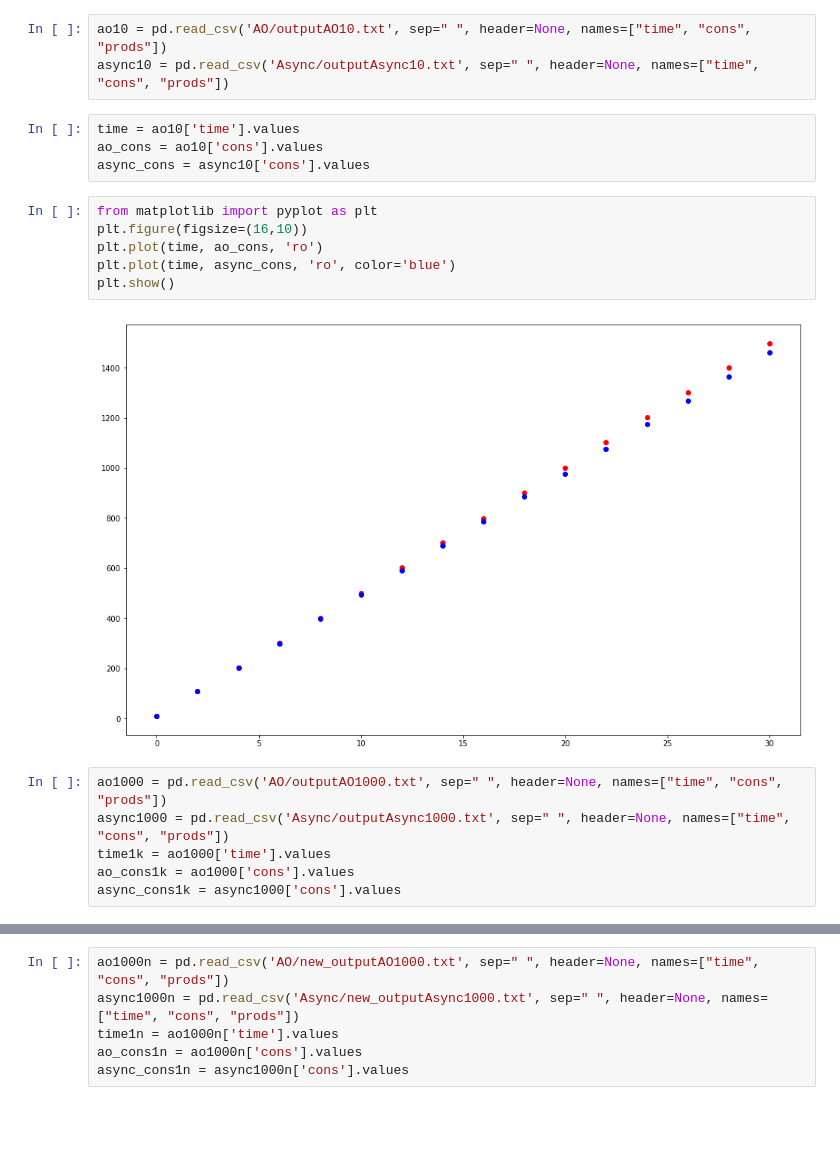
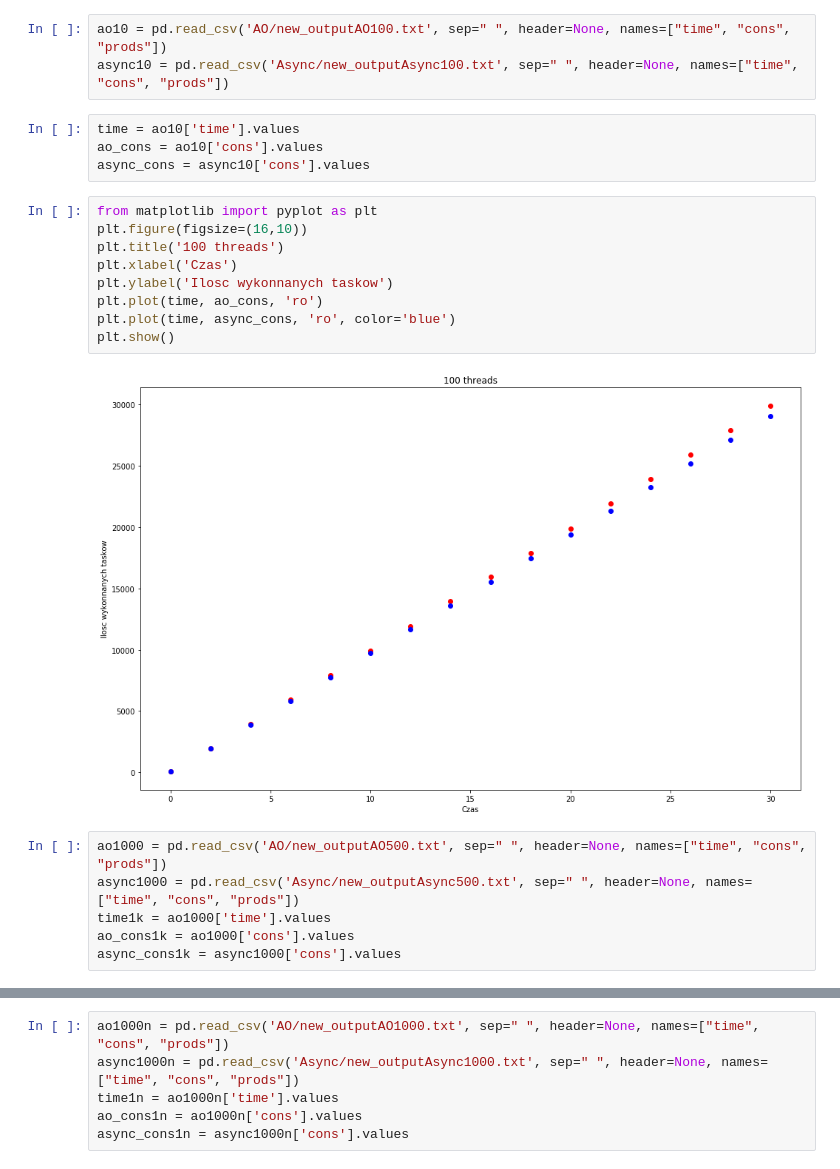
Before and after one commit to mwoss/ConcurrencyJavaTasks, a Jupyter notebook: data/AO vs Async.ipynb, the cells around one changed output, grey strips where cells are left out. Saved outputs shown, nothing was run; the diff lists cells and outputs as text; blank space fills up the shorter version.

```diff
--- a/data/AO vs Async.ipynb
+++ b/data/AO vs Async.ipynb
@@ -1,8 +1,8 @@
 # %%
 import pandas as pd
 # %%
-ao10 = pd.read_csv('AO/outputAO10.txt', sep=" ", header=None, names=["time", "cons", "prods"])
-async10 = pd.read_csv('Async/outputAsync10.txt', sep=" ", header=None, names=["time", "cons", "prods"])
+ao10 = pd.read_csv('AO/new_outputAO100.txt', sep=" ", header=None, names=["time", "cons", "prods"])
+async10 = pd.read_csv('Async/new_outputAsync100.txt', sep=" ", header=None, names=["time", "cons", "prods"])
 # %%
 time = ao10['time'].values
 ao_cons = ao10['cons'].values
@@ -10,14 +10,17 @@ async_cons = async10['cons'].values
 # %%
 from matplotlib import pyplot as plt
 plt.figure(figsize=(16,10))
+plt.title('100 threads')
+plt.xlabel('Czas')
+plt.ylabel('Ilosc wykonnanych taskow')
 plt.plot(time, ao_cons, 'ro')
 plt.plot(time, async_cons, 'ro', color='blue')
 plt.show()
 # %% [output]
-[figure, old version]
+[figure, new version]
 # %%
-ao1000 = pd.read_csv('AO/outputAO1000.txt', sep=" ", header=None, names=["time", "cons", "prods"])
-async1000 = pd.read_csv('Async/outputAsync1000.txt', sep=" ", header=None, names=["time", "cons", "prods"])
+ao1000 = pd.read_csv('AO/new_outputAO500.txt', sep=" ", header=None, names=["time", "cons", "prods"])
+async1000 = pd.read_csv('Async/new_outputAsync500.txt', sep=" ", header=None, names=["time", "cons", "prods"])
 time1k = ao1000['time'].values
 ao_cons1k = ao1000['cons'].values
 async_cons1k = async1000['cons'].values
```
Also changed, not shown: parts of 3 cells of this notebook, 6 other files.
